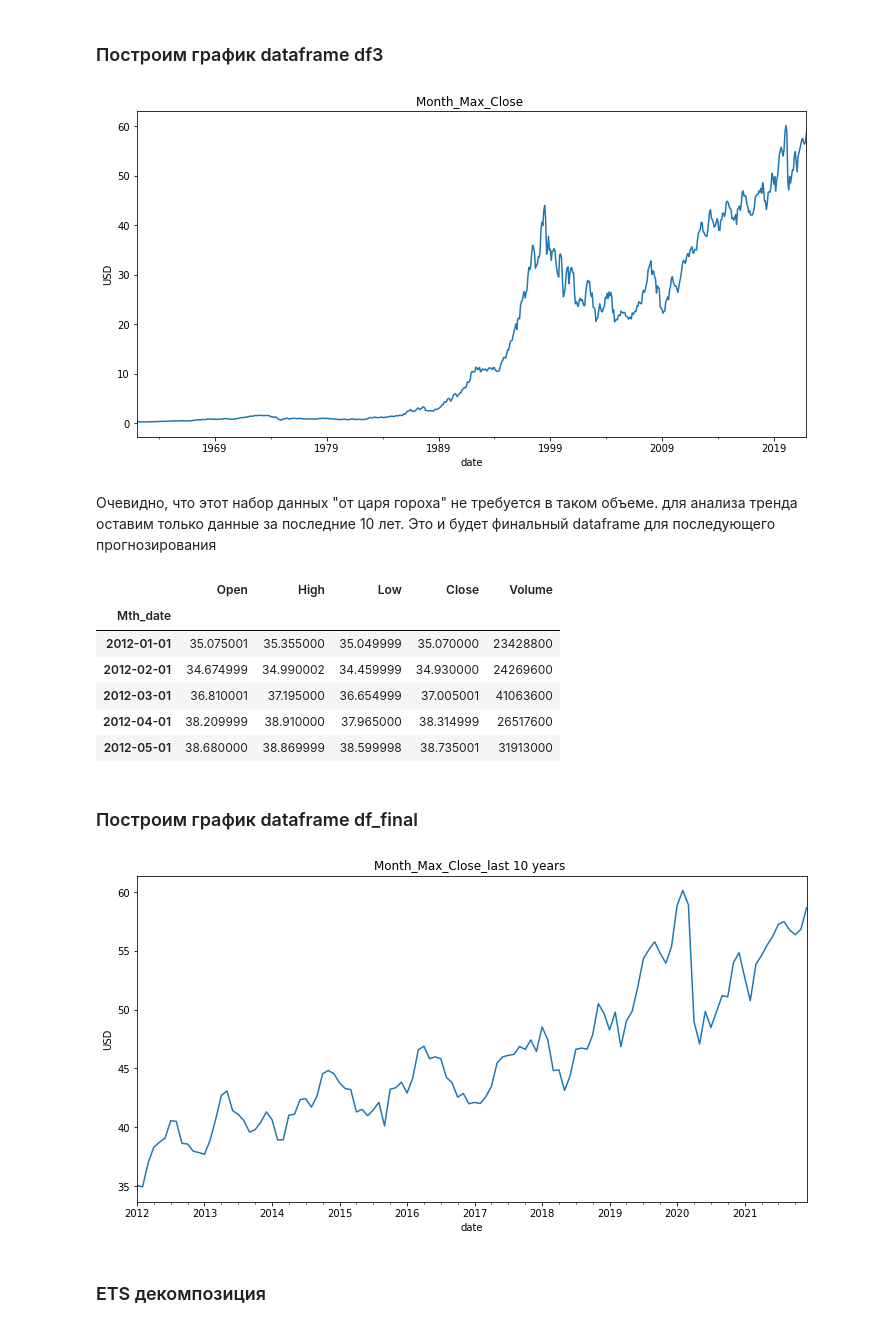
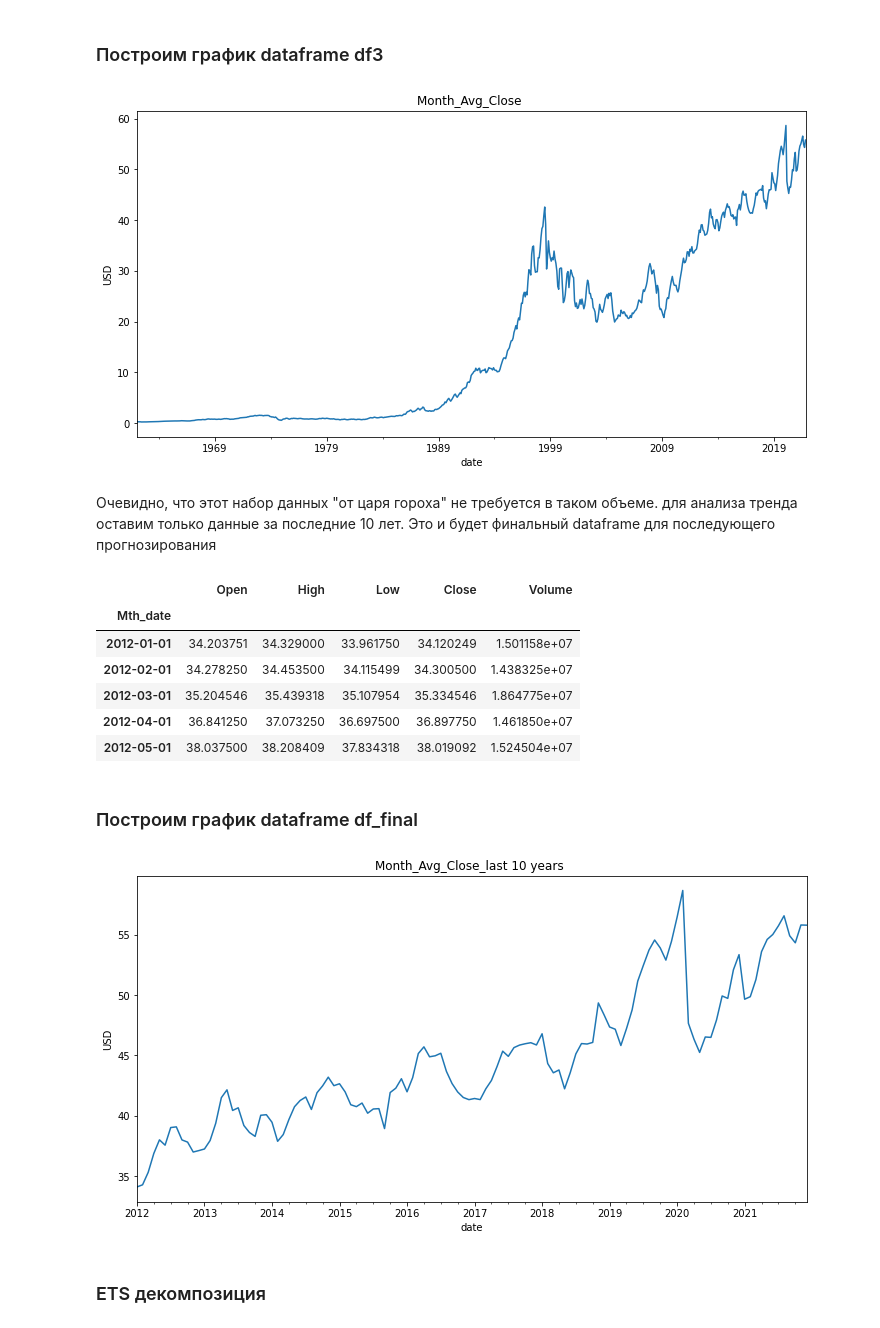
Before and after one commit to ibutin/Innopoilis, a Jupyter notebook: Итоговая_аттестация_Бутин_SARIMA.ipynb, the cells around one changed output. Saved outputs shown, nothing was run; the diff lists cells and outputs as text; code cells hidden in the pictures.

```diff
--- a/Итоговая_аттестация_Бутин_SARIMA.ipynb
+++ b/Итоговая_аттестация_Бутин_SARIMA.ipynb
@@ -51,6 +53,8 @@ warnings.filterwarnings("ignore")
+# %%
+url = 'https://raw.githubusercontent.com/ibutin/Innopoilis/main/COCO%20COLA.csv'
 # %%
 ## Здесь импортируем данные.
-df = pd.read_csv('COCO COLA.csv')
+df = pd.read_csv(url)
 # %% [markdown]
 ### Знакомство с данными.
 # %% [markdown]
@@ -155,5 +159,5 @@ df.head()
 # %%
-df2=df.groupby(by=['Mth_date']).max()
+df2=df.groupby(by=['Mth_date']).mean()
 df2.head()
 ## Месяцы по которым агрегировали значения в формате datetime в новом dataframe df2
 ##стали индексной колонкой. Есть уверенность что пропусков месяцев нет, но проверим
@@ -168,7 +172,7 @@ df2.head()
 # %% [markdown]
 Уберем лишнюю информацию - оставим только показатели стоимости акций - это будет еще одним промежуточным dataframe df3
 # %%
-df3 = df2.drop(['Date','Adj Close','Date_adj','day','month','year'],1)
+df3 = df2.drop(['Adj Close','day','month','year'],1)
 df3.head()
 # %% [output]
 |  | Open | High | Low | Close | Volume |
@@ -196,7 +200,7 @@ memory usage: 33.8 KB
 # %% [markdown]
 ### Построим график dataframe df3
 # %%
-title = 'Month_Max_Close '
+title = 'Month_Avg_Close '
 ylabel='USD'
 xlabel='date'
 
@@ -204,7 +208,7 @@ ax = df3['Close'].plot(figsize=(12,6),title=title)
 ax.autoscale(axis='x',tight=True)
 ax.set(xlabel=xlabel, ylabel=ylabel);
 # %% [output]
-[figure, old version]
+[figure, new version]
 # %% [markdown]
 Очевидно, что этот набор данных "от царя гороха" не требуется в таком объеме. для анализа тренда оставим только данные за последние 10 лет. Это и будет финальный dataframe для последующего прогнозирования
 # %%
@@ -213,23 +217,23 @@ df_final.head()
 # %% [output]
 |  | Open | High | Low | Close | Volume |
 | Mth_date |  |  |  |  |  |
-| 2012-01-01 | 35.075001 | 35.355000 | 35.049999 | 35.070000 | 23428800 |
-| 2012-02-01 | 34.674999 | 34.990002 | 34.459999 | 34.930000 | 24269600 |
-| 2012-03-01 | 36.810001 | 37.195000 | 36.654999 | 37.005001 | 41063600 |
-| 2012-04-01 | 38.209999 | 38.910000 | 37.965000 | 38.314999 | 26517600 |
-| 2012-05-01 | 38.680000 | 38.869999 | 38.599998 | 38.735001 | 31913000 |
+| 2012-01-01 | 34.203751 | 34.329000 | 33.961750 | 34.120249 | 1.501158e+07 |
+| 2012-02-01 | 34.278250 | 34.453500 | 34.115499 | 34.300500 | 1.438325e+07 |
+| 2012-03-01 | 35.204546 | 35.439318 | 35.107954 | 35.334546 | 1.864775e+07 |
+| 2012-04-01 | 36.841250 | 37.073250 | 36.697500 | 36.897750 | 1.461850e+07 |
+| 2012-05-01 | 38.037500 | 38.208409 | 37.834318 | 38.019092 | 1.524504e+07 |
 # %% [markdown]
 ### Построим график dataframe df_final
 # %%
-title = 'Month_Max_Close_last 10 years '
+title = 'Month_Avg_Close_last 10 years '
 ylabel='USD'
 xlabel='date'
 
 ax = df_final['Close'].plot(figsize=(12,6),title=title)
 ax.autoscale(axis='x',tight=True)
 ax.set(xlabel=xlabel, ylabel=ylabel);
 # %% [output]
-[figure, old version]
+[figure, new version]
 # %% [markdown]
 ### ETS декомпозиция
 # %%
```
Also changed, not shown: parts of 29 cells of this notebook.
